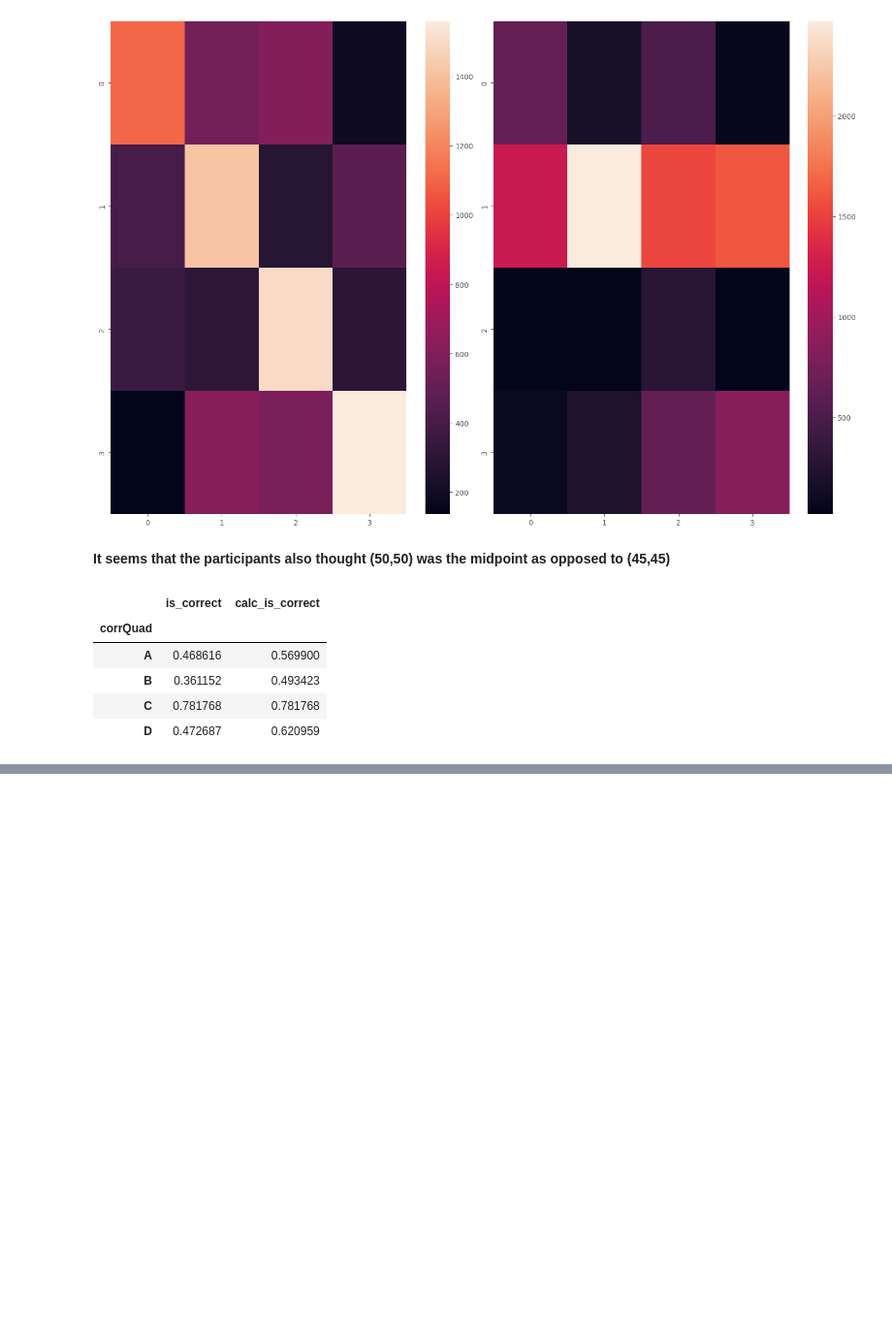
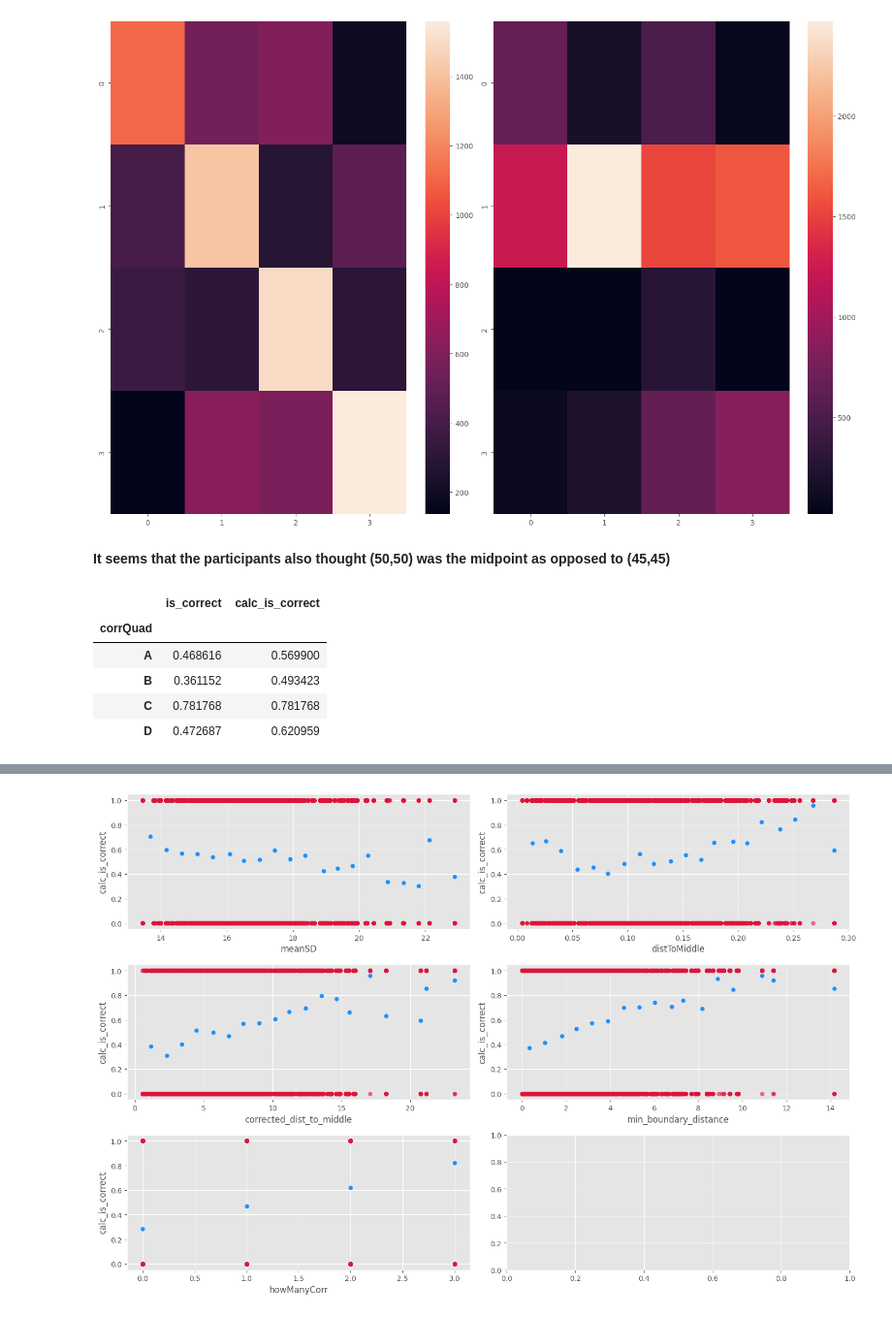
Before and after one commit to murrayrodney/Visual-Inference, a Jupyter notebook: notebooks/EDA.ipynb, the cells around one changed output, grey strips where cells are left out. Shown at 97% size. Cells and saved outputs as stored; diff of their text form; code cells hidden in the pictures; blank space fills up the shorter version.

```diff
--- a/notebooks/EDA.ipynb
+++ b/notebooks/EDA.ipynb
@@ -155,0 +212,12 @@ prop_correct
+# %%
+fig, axes = plt.subplots(3, 2, figsize=(15,10), tight_layout=True)
+axes = axes.flatten()
+for i, col in enumerate(cols):
+    sns.scatterplot(data=df_comb, x=col, y='calc_is_correct', linewidth=0, ax=axes[i], alpha=0.6, color='crimson')
+
+    df_comb['cuts'] = pd.cut(df_comb[col], bins=20)
+    cut_groups = df_comb.groupby('cuts')[[col, 'calc_is_correct']].mean()
+    sns.scatterplot(data=cut_groups, x=col, y='calc_is_correct', linewidth=0, ax=axes[i], color='dodgerblue')
+plt.show()
+# %% [output]
+[figure, added]
```
Also changed, not shown: parts of 7 cells of this notebook, 3 other files.
